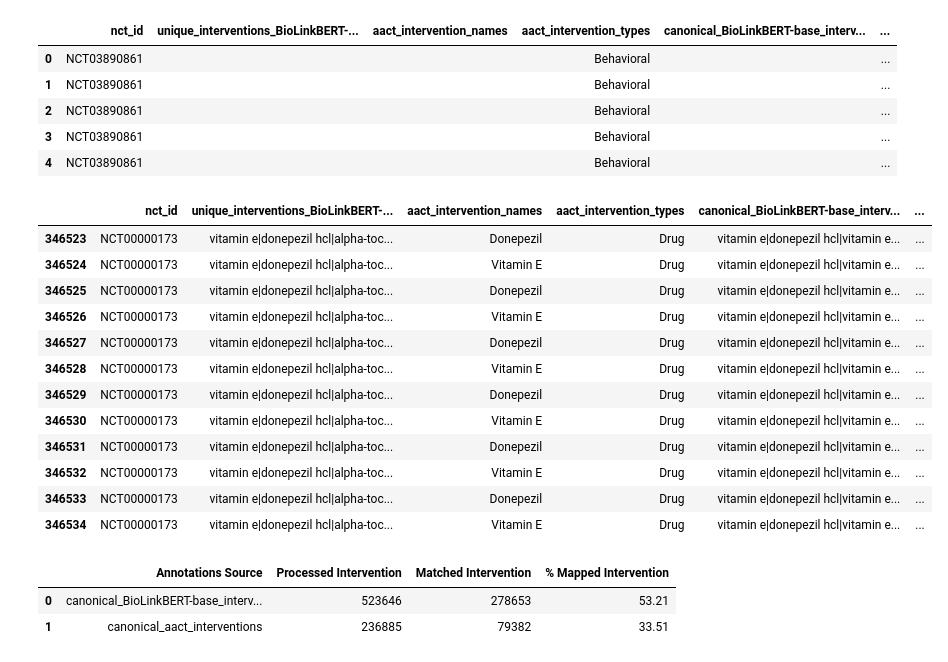
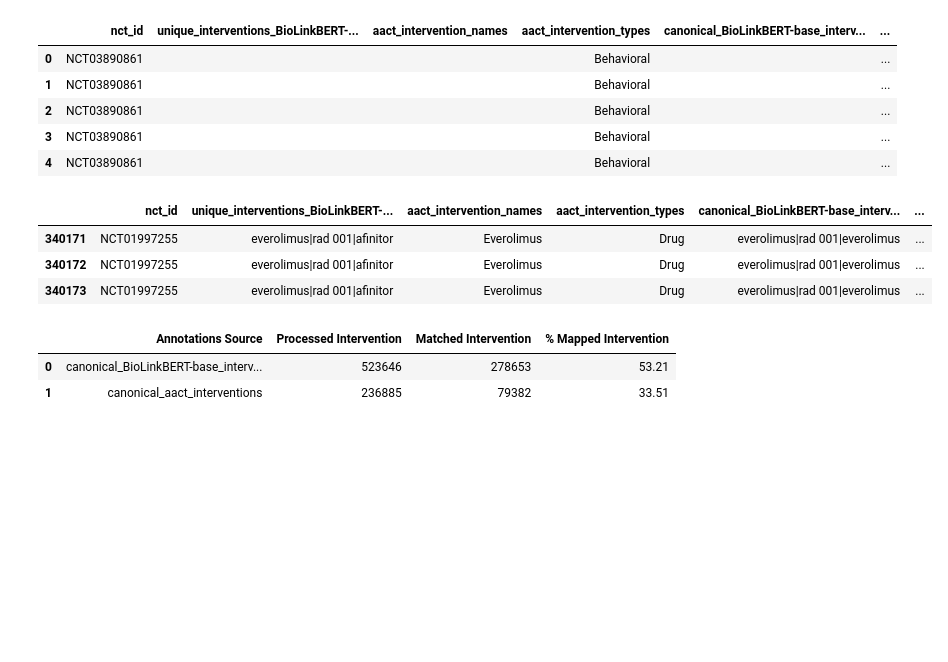
Before and after one commit to Ineichen-Group/NeuroTrialAnalysis, a Jupyter notebook: 01-process-NER-annotations.ipynb, the cells around one changed output. Saved outputs shown, nothing was run; the diff lists cells and outputs as text; code cells hidden in the pictures; blank space fills up the shorter version.

```diff
--- a/01-process-NER-annotations.ipynb
+++ b/01-process-NER-annotations.ipynb
@@ -579,21 +579,12 @@ df_interventions_mapped.head()
 | 3 | NCT03890861 |  |  | Behavioral |  | ... |
 | 4 | NCT03890861 |  |  | Behavioral |  | ... |
 # %%
-df_interventions_mapped[df_interventions_mapped['nct_id'] == 'NCT00000173']
+df_interventions_mapped[df_interventions_mapped['nct_id'] == 'NCT01997255']
 # %% [output]
 |  | nct_id | unique_interventions_BioLinkBERT-... | aact_intervention_names | aact_intervention_types | canonical_BioLinkBERT-base_interv... | ... |
-| 346523 | NCT00000173 | vitamin e|donepezil hcl|alpha-toc... | Donepezil | Drug | vitamin e|donepezil hcl|vitamin e... | ... |
-| 346524 | NCT00000173 | vitamin e|donepezil hcl|alpha-toc... | Vitamin E | Drug | vitamin e|donepezil hcl|vitamin e... | ... |
-| 346525 | NCT00000173 | vitamin e|donepezil hcl|alpha-toc... | Donepezil | Drug | vitamin e|donepezil hcl|vitamin e... | ... |
-| 346526 | NCT00000173 | vitamin e|donepezil hcl|alpha-toc... | Vitamin E | Drug | vitamin e|donepezil hcl|vitamin e... | ... |
-| 346527 | NCT00000173 | vitamin e|donepezil hcl|alpha-toc... | Donepezil | Drug | vitamin e|donepezil hcl|vitamin e... | ... |
-| 346528 | NCT00000173 | vitamin e|donepezil hcl|alpha-toc... | Vitamin E | Drug | vitamin e|donepezil hcl|vitamin e... | ... |
-| 346529 | NCT00000173 | vitamin e|donepezil hcl|alpha-toc... | Donepezil | Drug | vitamin e|donepezil hcl|vitamin e... | ... |
-| 346530 | NCT00000173 | vitamin e|donepezil hcl|alpha-toc... | Vitamin E | Drug | vitamin e|donepezil hcl|vitamin e... | ... |
-| 346531 | NCT00000173 | vitamin e|donepezil hcl|alpha-toc... | Donepezil | Drug | vitamin e|donepezil hcl|vitamin e... | ... |
-| 346532 | NCT00000173 | vitamin e|donepezil hcl|alpha-toc... | Vitamin E | Drug | vitamin e|donepezil hcl|vitamin e... | ... |
-| 346533 | NCT00000173 | vitamin e|donepezil hcl|alpha-toc... | Donepezil | Drug | vitamin e|donepezil hcl|vitamin e... | ... |
-| 346534 | NCT00000173 | vitamin e|donepezil hcl|alpha-toc... | Vitamin E | Drug | vitamin e|donepezil hcl|vitamin e... | ... |
+| 340171 | NCT01997255 | everolimus|rad 001|afinitor | Everolimus | Drug | everolimus|rad 001|everolimus | ... |
+| 340172 | NCT01997255 | everolimus|rad 001|afinitor | Everolimus | Drug | everolimus|rad 001|everolimus | ... |
+| 340173 | NCT01997255 | everolimus|rad 001|afinitor | Everolimus | Drug | everolimus|rad 001|everolimus | ... |
 # %%
 counts_df_interventions = pd.DataFrame({
     'Processed Intervention': processed_counts,
```
Also changed, not shown: parts of 17 cells of this notebook.
